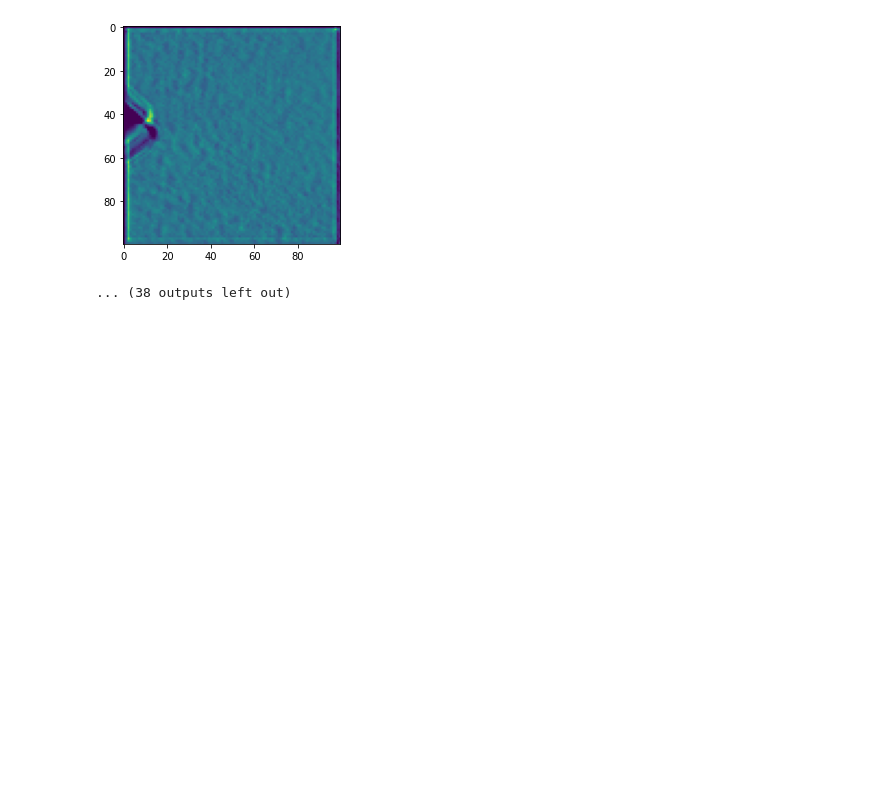
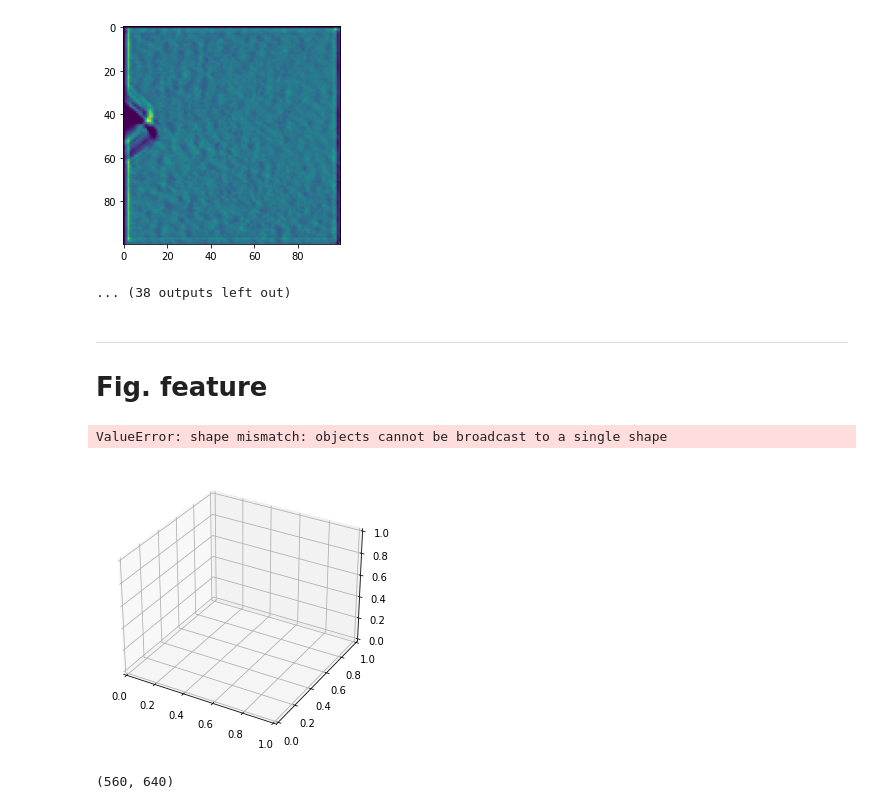
Before and after one commit to HOGEUNGOD/scientificProject, a Jupyter notebook: graph.ipynb, the cells around one changed output. Saved outputs shown, nothing was run; the diff lists cells and outputs as text; code cells hidden in the pictures; blank space fills up the shorter version.

```diff
--- a/graph.ipynb
+++ b/graph.ipynb
@@ -109,3 +132,52 @@ for i in range(20,70):
 [figure]
 [figure]
 ... (38 outputs left out)
+# %% [markdown]
+---
+# Fig. feature
+# %%
+import cv2
+import numpy as np
+import matplotlib.pyplot as plt
+from scipy import io
+
+
+field = cv2.imread('data/ML/ff3638.jpg',cv2.IMREAD_GRAYSCALE)
+black = cv2.imread('data/DIC/ff03574.jpg',cv2.IMREAD_GRAYSCALE)
+
+x = np.linspace(0, np.shape(field)[1], np.shape(field)[1])
+y = np.linspace(0, np.shape(field)[0], np.shape(field)[0])
+X, Y = np.meshgrid(x, y)
+
+fig, ax = plt.subplots(subplot_kw={"projection": "3d"},figsize=(5,5) )
+ax.plot_surface(X, Y, black, cmap='jet', edgecolor=None,  rstride=1, cstride=1)
+ax.set_xlabel('X (Pixel)')
+ax.set_ylabel('Y (Pixel)')
+ax.set_zlabel('Correlation coefficient')
+ax.view_init(35)
+ax.xaxis.set_pane_color((1.0, 1.0, 1.0, 0.0))
+ax.yaxis.set_pane_color((1.0, 1.0, 1.0, 0.0))
+ax.zaxis.set_pane_color((1.0, 1.0, 1.0, 0.0))
+# plt.savefig('../data/fig1b_3.png',dpi=300,bbox_inches='tight')
+plt.show()
+plt.close()
+
+fig, ax = plt.subplots(subplot_kw={"projection": "3d"},figsize=(5,5))
+ax.plot_surface(X, Y, field, cmap='jet', edgecolor=None,  rstride=1, cstride=1)
+ax.set_xlabel('X (Pixel)')
+ax.set_ylabel('Y (Pixel)')
+ax.set_zlabel('Correlation coefficient')
+ax.view_init(35)
+ax.xaxis.set_pane_color((1.0, 1.0, 1.0, 0.0))
+ax.yaxis.set_pane_color((1.0, 1.0, 1.0, 0.0))
+ax.zaxis.set_pane_color((1.0, 1.0, 1.0, 0.0))
+# plt.savefig('../data/fig1b_4.png',dpi=300,bbox_inches='tight')
+plt.show()
+plt.close()
+# %% [output]
+ValueError: shape mismatch: objects cannot be broadcast to a single shape
+[figure, added]
+# %%
+black.shape
+# %% [output]
+(560, 640)
```
Also changed, not shown: parts of 2 cells of this notebook, 13 other files.
